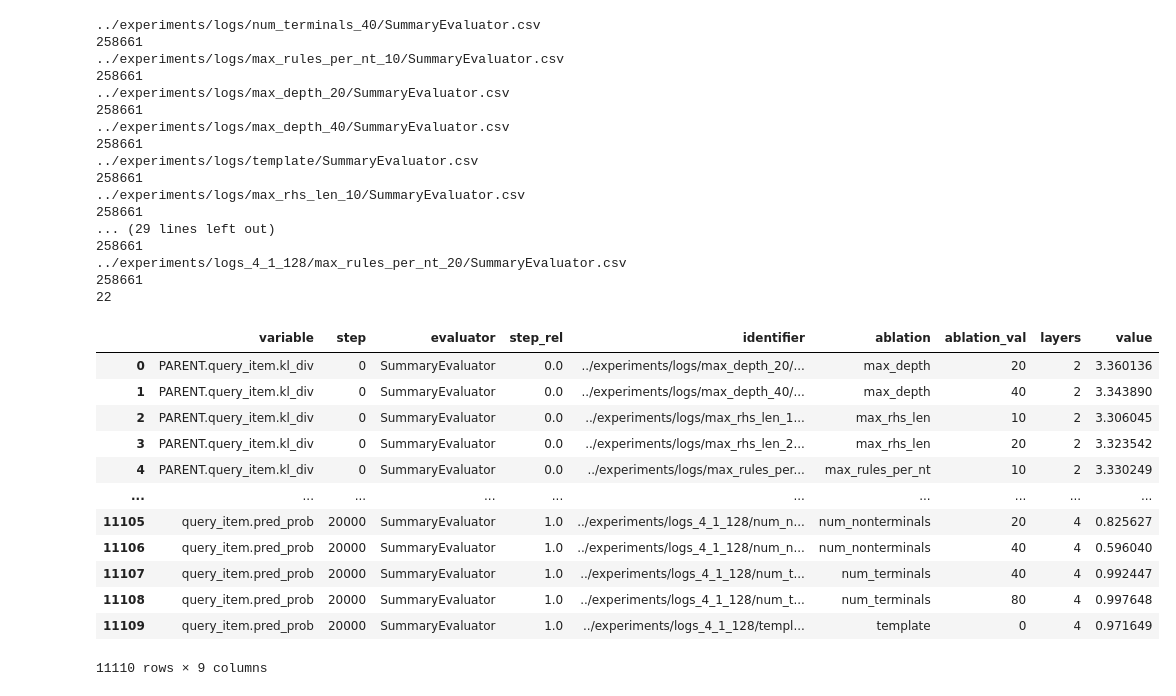
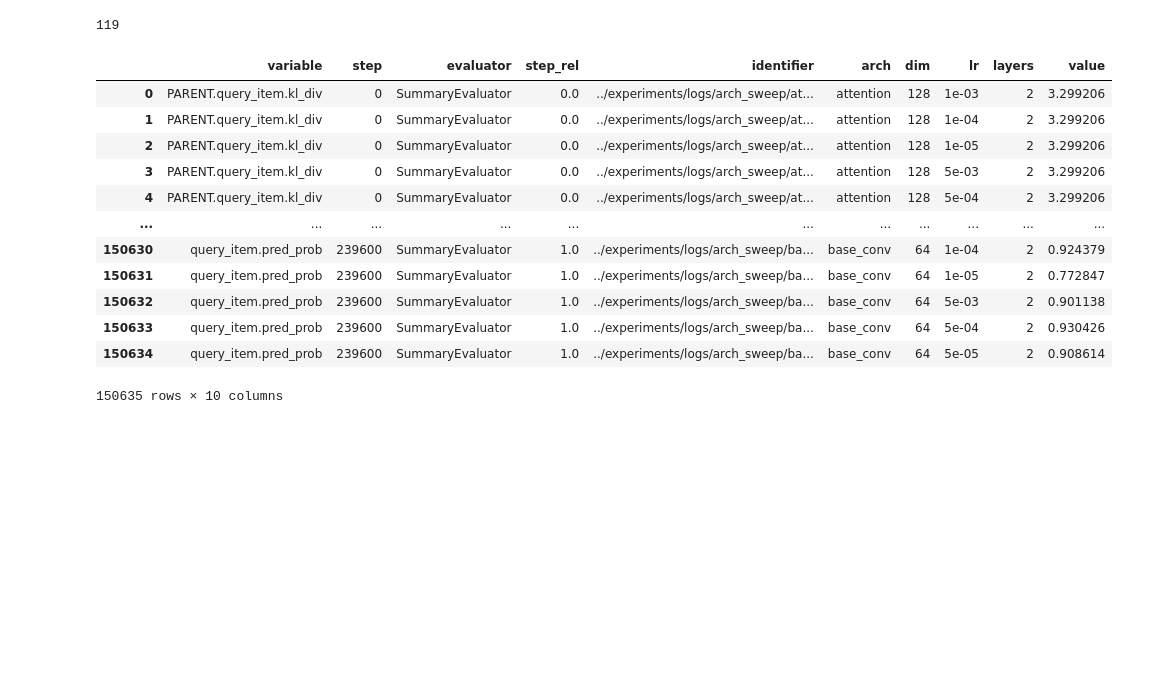
Before and after one commit to aryamanarora/tinylang, a Jupyter notebook: notebooks/Sweep.ipynb, the cells around one changed output. Saved outputs shown, nothing was run; the diff lists cells and outputs as text; code cells hidden in the pictures; blank space fills up the shorter version.

```diff
--- a/notebooks/Sweep.ipynb
+++ b/notebooks/Sweep.ipynb
@@ -12,56 +13,42 @@ import plotnine as p9
 # %%
 dfs = []
-for file in glob.glob("../experiments/logs/**/SummaryEvaluator.csv") + glob.glob("../experiments/logs_4_1_128/**/SummaryEvaluator.csv"):
-    print(file)
+for file in tqdm(list(glob.glob("../experiments/logs/arch_sweep/**/SummaryEvaluator.csv"))):
+    # print(file)
     evaluator = file.split("/")[-1].split(".")[0]
     splitted = os.path.dirname(file).split("/")[-1].split(".")[0].split("_")
-    ablation = "_".join(splitted[:-1]) if len(splitted) > 1 else "template"
-    ablation_val = int(splitted[-1]) if len(splitted) > 1 else 0
+    dim = splitted[-2]
+    lr = splitted[-1]
+    arch = "_".join(splitted[:-2])
     log = pd.read_csv(file)
-    print(len(log))
+    # print(len(log))
     log["identifier"] = file
-    log["ablation"] = ablation
-    log["ablation_val"] = ablation_val
+    log["arch"] = arch
+    log["dim"] = int(dim)
+    log["lr"] = lr
     log["evaluator"] = evaluator
     log["step_rel"] = log["step"] / log["step"].max()
-    log["layers"] = "4" if "128" in file else "2"
-    log = log.groupby(["variable", "step", "evaluator", "step_rel", "identifier", "ablation", "ablation_val", "layers"]).mean().reset_index()
+    log["layers"] = 2
+    log = log.groupby(["variable", "step", "evaluator", "step_rel", "identifier", "arch", "dim", "lr", "layers"]).mean().reset_index()
     dfs.append(log)
 print(len(dfs))
 df = pd.concat(dfs)
-df = df.groupby(["variable", "step", "evaluator", "step_rel", "identifier", "ablation", "ablation_val", "layers"]).mean().reset_index()
+df = df.groupby(["variable", "step", "evaluator", "step_rel", "identifier", "arch", "dim", "lr", "layers"]).mean().reset_index()
 df
 # %% [output]
-../experiments/logs/num_terminals_40/SummaryEvaluator.csv
-258661
-../experiments/logs/max_rules_per_nt_10/SummaryEvaluator.csv
-258661
-../experiments/logs/max_depth_20/SummaryEvaluator.csv
-258661
-../experiments/logs/max_depth_40/SummaryEvaluator.csv
-258661
-../experiments/logs/template/SummaryEvaluator.csv
-258661
-../experiments/logs/max_rhs_len_10/SummaryEvaluator.csv
-258661
-... (29 lines left out)
-258661
-../experiments/logs_4_1_128/max_rules_per_nt_20/SummaryEvaluator.csv
-258661
-22
+119
-|  | variable | step | evaluator | step_rel | identifier | ablation | ablation_val | layers | value |
-| 0 | PARENT.query_item.kl_div | 0 | SummaryEvaluator | 0.0 | ../experiments/logs/max_depth_20/... | max_depth | 20 | 2 | 3.360136 |
-| 1 | PARENT.query_item.kl_div | 0 | SummaryEvaluator | 0.0 | ../experiments/logs/max_depth_40/... | max_depth | 40 | 2 | 3.343890 |
-| 2 | PARENT.query_item.kl_div | 0 | SummaryEvaluator | 0.0 | ../experiments/logs/max_rhs_len_1... | max_rhs_len | 10 | 2 | 3.306045 |
-| 3 | PARENT.query_item.kl_div | 0 | SummaryEvaluator | 0.0 | ../experiments/logs/max_rhs_len_2... | max_rhs_len | 20 | 2 | 3.323542 |
-| 4 | PARENT.query_item.kl_div | 0 | SummaryEvaluator | 0.0 | ../experiments/logs/max_rules_per... | max_rules_per_nt | 10 | 2 | 3.330249 |
-| ... | ... | ... | ... | ... | ... | ... | ... | ... | ... |
-| 11105 | query_item.pred_prob | 20000 | SummaryEvaluator | 1.0 | ../experiments/logs_4_1_128/num_n... | num_nonterminals | 20 | 4 | 0.825627 |
-| 11106 | query_item.pred_prob | 20000 | SummaryEvaluator | 1.0 | ../experiments/logs_4_1_128/num_n... | num_nonterminals | 40 | 4 | 0.596040 |
-| 11107 | query_item.pred_prob | 20000 | SummaryEvaluator | 1.0 | ../experiments/logs_4_1_128/num_t... | num_terminals | 40 | 4 | 0.992447 |
-| 11108 | query_item.pred_prob | 20000 | SummaryEvaluator | 1.0 | ../experiments/logs_4_1_128/num_t... | num_terminals | 80 | 4 | 0.997648 |
-| 11109 | query_item.pred_prob | 20000 | SummaryEvaluator | 1.0 | ../experiments/logs_4_1_128/templ... | template | 0 | 4 | 0.971649 |
+|  | variable | step | evaluator | step_rel | identifier | arch | dim | lr | layers | value |
+| 0 | PARENT.query_item.kl_div | 0 | SummaryEvaluator | 0.0 | ../experiments/logs/arch_sweep/at... | attention | 128 | 1e-03 | 2 | 3.299206 |
+| 1 | PARENT.query_item.kl_div | 0 | SummaryEvaluator | 0.0 | ../experiments/logs/arch_sweep/at... | attention | 128 | 1e-04 | 2 | 3.299206 |
+| 2 | PARENT.query_item.kl_div | 0 | SummaryEvaluator | 0.0 | ../experiments/logs/arch_sweep/at... | attention | 128 | 1e-05 | 2 | 3.299206 |
+| 3 | PARENT.query_item.kl_div | 0 | SummaryEvaluator | 0.0 | ../experiments/logs/arch_sweep/at... | attention | 128 | 5e-03 | 2 | 3.299206 |
+| 4 | PARENT.query_item.kl_div | 0 | SummaryEvaluator | 0.0 | ../experiments/logs/arch_sweep/at... | attention | 128 | 5e-04 | 2 | 3.299206 |
+| ... | ... | ... | ... | ... | ... | ... | ... | ... | ... | ... |
+| 150630 | query_item.pred_prob | 239600 | SummaryEvaluator | 1.0 | ../experiments/logs/arch_sweep/ba... | base_conv | 64 | 1e-04 | 2 | 0.924379 |
+| 150631 | query_item.pred_prob | 239600 | SummaryEvaluator | 1.0 | ../experiments/logs/arch_sweep/ba... | base_conv | 64 | 1e-05 | 2 | 0.772847 |
+| 150632 | query_item.pred_prob | 239600 | SummaryEvaluator | 1.0 | ../experiments/logs/arch_sweep/ba... | base_conv | 64 | 5e-03 | 2 | 0.901138 |
+| 150633 | query_item.pred_prob | 239600 | SummaryEvaluator | 1.0 | ../experiments/logs/arch_sweep/ba... | base_conv | 64 | 5e-04 | 2 | 0.930426 |
+| 150634 | query_item.pred_prob | 239600 | SummaryEvaluator | 1.0 | ../experiments/logs/arch_sweep/ba... | base_conv | 64 | 5e-05 | 2 | 0.908614 |
-11110 rows × 9 columns
+150635 rows × 10 columns
 # %%
 subset_df = df[df["variable"] == "query_item.pred_prob"]
 plot = (
```
Also changed, not shown: parts of 3 cells of this notebook, 6 other files.
